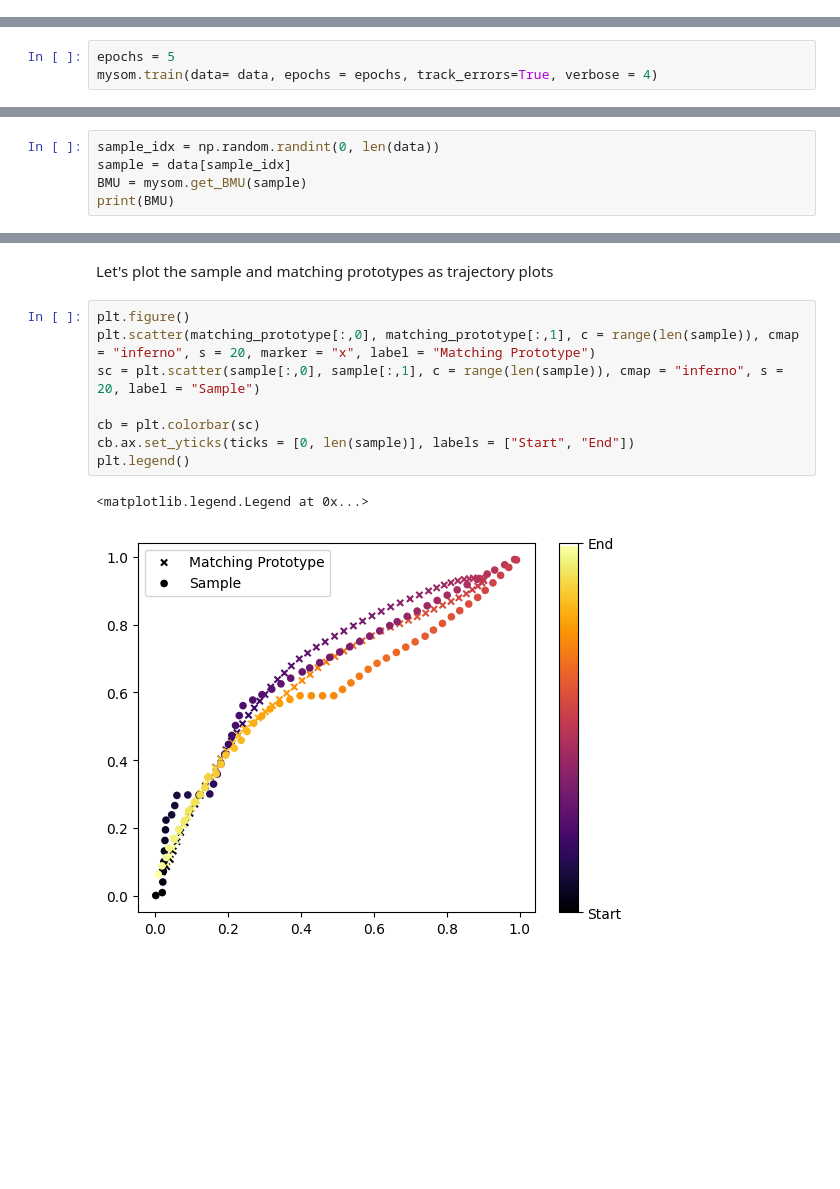
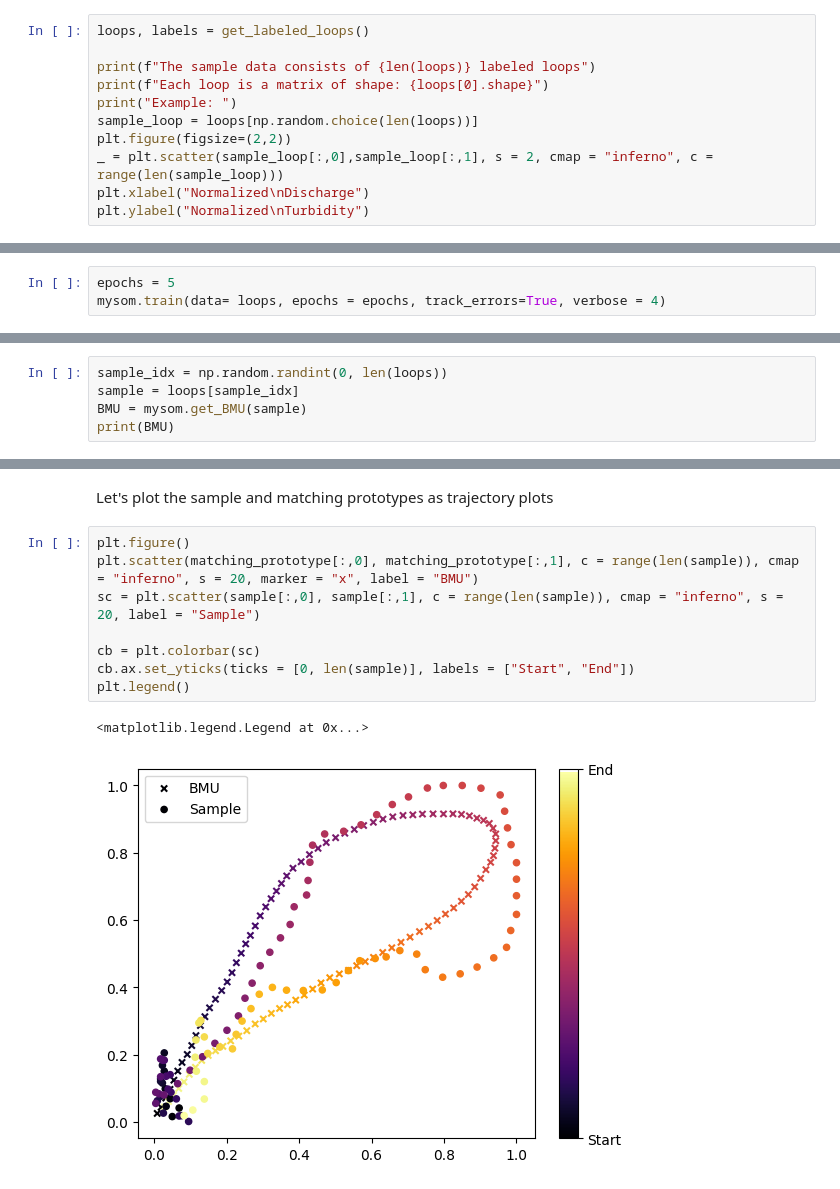
Before and after one commit to ArlexMR/HySOM, a Jupyter notebook: docs/tutorials/thesomclass.ipynb, the cells around one changed output, grey strips where cells are left out. Drawn from its saved outputs; the diff is of its cells as text; blank space fills up the shorter version.

```diff
--- a/docs/tutorials/thesomclass.ipynb
+++ b/docs/tutorials/thesomclass.ipynb
@@ -11,0 +12,11 @@ data = get_sample_data()
+# %%
+loops, labels = get_labeled_loops()
+
+print(f"The sample data consists of {len(loops)} labeled loops")
+print(f"Each loop is a matrix of shape: {loops[0].shape}")
+print("Example: ")
+sample_loop = loops[np.random.choice(len(loops))]
+plt.figure(figsize=(2,2))
+_ = plt.scatter(sample_loop[:,0],sample_loop[:,1], s = 2, cmap = "inferno", c = range(len(sample_loop)))
+plt.xlabel("Normalized\nDischarge")
+plt.ylabel("Normalized\nTurbidity")
@@ -20,6 +39,6 @@ Once instantiated, the `train` method can be called with two mandatory arguments
 # %%
 epochs = 5
-mysom.train(data= data, epochs = epochs, track_errors=True, verbose = 4)
+mysom.train(data= loops, epochs = epochs, track_errors=True, verbose = 4)
 # %% [output]
 ============================================================
 Epoch: 1/5 - Quant. Error: 0.91 - Topo. Error: 0.65
@@ -104,6 +133,6 @@ With a trined SOM, you can classify samples using the `get_BMU` method.
 # %%
-sample_idx = np.random.randint(0, len(data))
-sample = data[sample_idx]
+sample_idx = np.random.randint(0, len(loops))
+sample = loops[sample_idx]
 BMU = mysom.get_BMU(sample)
 print(BMU)
 # %% [output]
@@ -116,12 +145,12 @@ matching_prototype = mysom.get_prototypes()[BMU]
 Let's plot the sample and matching prototypes as trajectory plots
 # %%
 plt.figure()
-plt.scatter(matching_prototype[:,0], matching_prototype[:,1], c = range(len(sample)), cmap = "inferno", s = 20, marker = "x", label = "Matching Prototype")
+plt.scatter(matching_prototype[:,0], matching_prototype[:,1], c = range(len(sample)), cmap = "inferno", s = 20, marker = "x", label = "BMU")
 sc = plt.scatter(sample[:,0], sample[:,1], c = range(len(sample)), cmap = "inferno", s = 20, label = "Sample")
 
 cb = plt.colorbar(sc)
 cb.ax.set_yticks(ticks = [0, len(sample)], labels = ["Start", "End"])
 plt.legend()
 # %% [output]
 <matplotlib.legend.Legend at 0x...>
-[figure, old version]
+[figure, new version]
```
Also changed, not shown: parts of 18 cells of this notebook, 7 other files.
